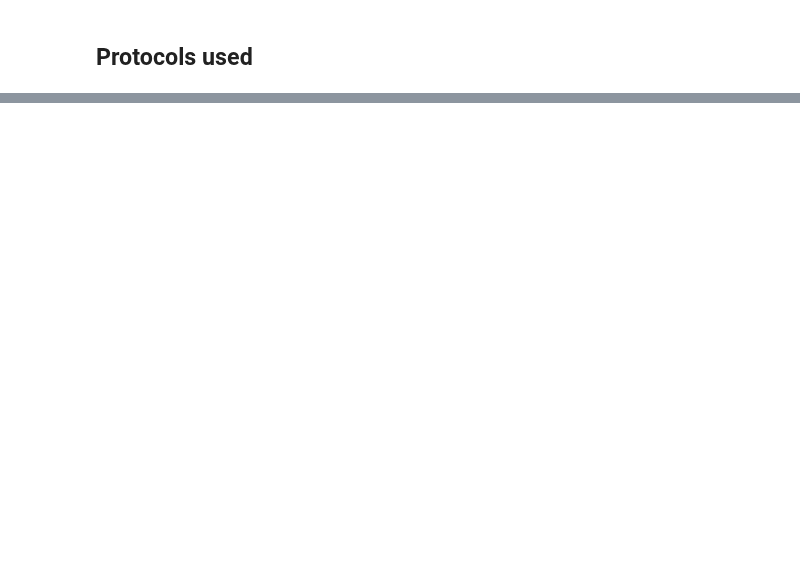
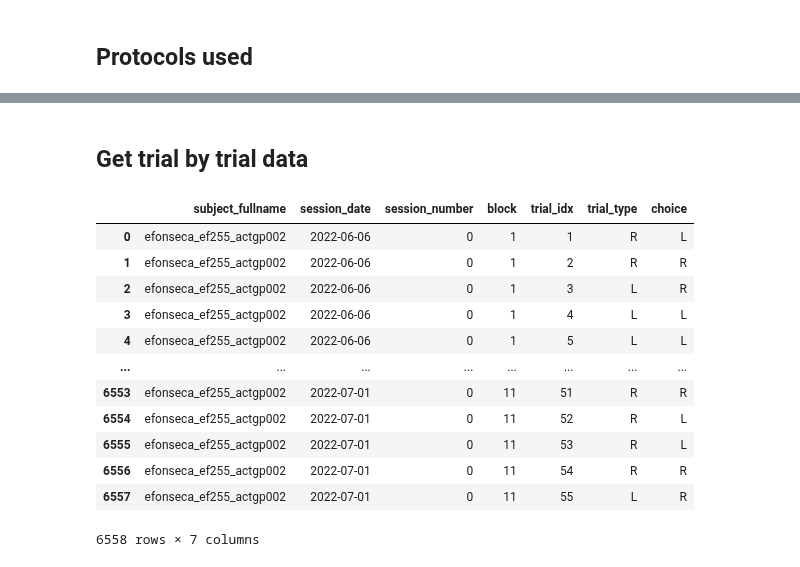
Before and after one commit to BrainCOGS/U19-pipeline-python, a Jupyter notebook: notebooks/numtrials_and_bias_check.ipynb, the cells around one changed output, grey strips where cells are left out. Saved outputs shown, nothing was run; the diff lists cells and outputs as text; code cells hidden in the pictures; blank space fills up the shorter version.

```diff
--- a/notebooks/numtrials_and_bias_check.ipynb
+++ b/notebooks/numtrials_and_bias_check.ipynb
@@ -219,0 +155,25 @@ session_p_df
+# %% [markdown]
+## Get trial by trial data
+# %%
+# Filter by all conditions selected
+trial_table_filtered = acquisition.Session * behavior.TowersBlock.Trial()
+for filter_key in query:
+    trial_table_filtered = trial_table_filtered & filter_key
+
+trials_df = pd.DataFrame(trial_table_filtered.fetch(*columns_trial_table, as_dict=True))
+
+trials_df
+# %% [output]
+|  | subject_fullname | session_date | session_number | block | trial_idx | trial_type | choice |
+| 0 | efonseca_ef255_actgp002 | 2022-06-06 | 0 | 1 | 1 | R | L |
+| 1 | efonseca_ef255_actgp002 | 2022-06-06 | 0 | 1 | 2 | R | R |
+| 2 | efonseca_ef255_actgp002 | 2022-06-06 | 0 | 1 | 3 | L | R |
+| 3 | efonseca_ef255_actgp002 | 2022-06-06 | 0 | 1 | 4 | L | L |
+| 4 | efonseca_ef255_actgp002 | 2022-06-06 | 0 | 1 | 5 | L | L |
+| ... | ... | ... | ... | ... | ... | ... | ... |
+| 6553 | efonseca_ef255_actgp002 | 2022-07-01 | 0 | 11 | 51 | R | R |
+| 6554 | efonseca_ef255_actgp002 | 2022-07-01 | 0 | 11 | 52 | R | L |
+| 6555 | efonseca_ef255_actgp002 | 2022-07-01 | 0 | 11 | 53 | R | L |
+| 6556 | efonseca_ef255_actgp002 | 2022-07-01 | 0 | 11 | 54 | R | R |
+| 6557 | efonseca_ef255_actgp002 | 2022-07-01 | 0 | 11 | 55 | L | R |
+6558 rows × 7 columns
```
Also changed, not shown: parts of 15 cells of this notebook, 10 other files.
